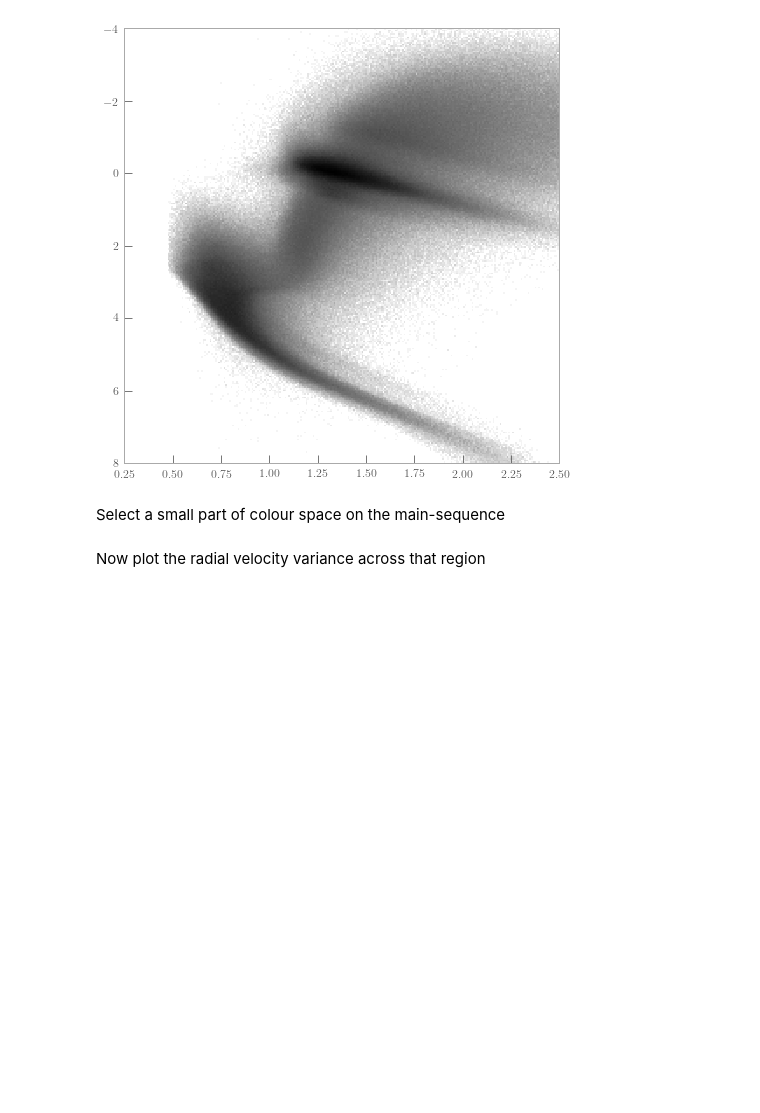
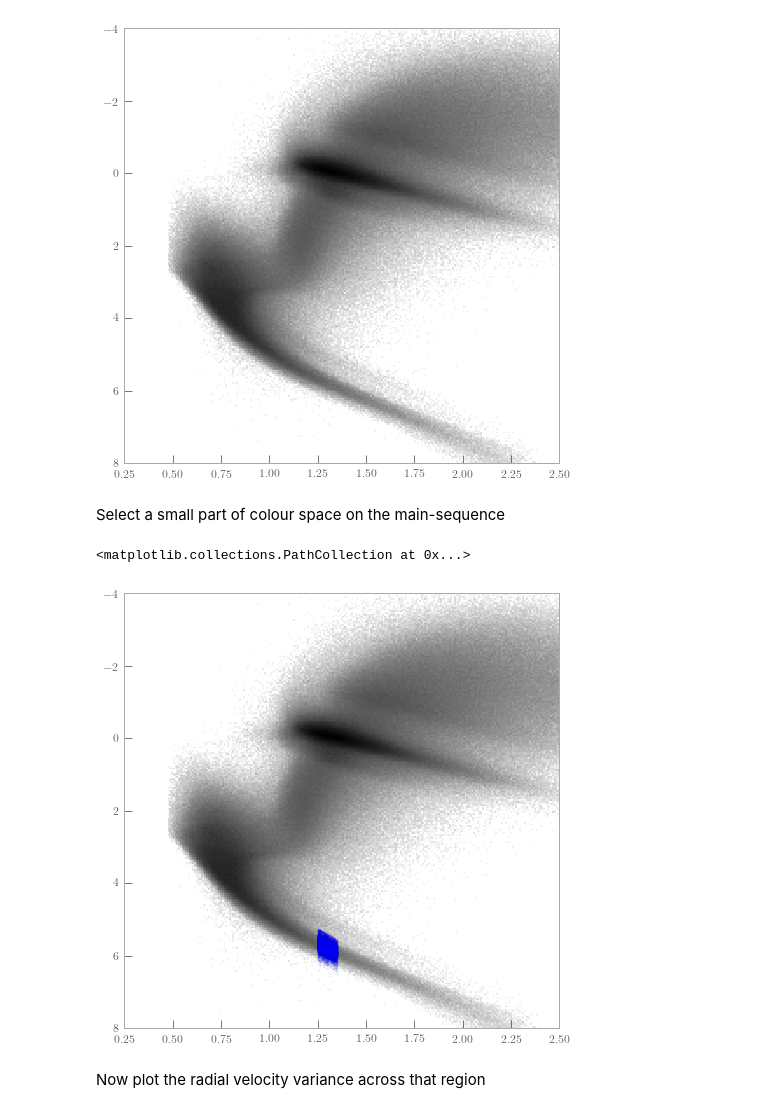
Before and after one commit to andycasey/velociraptor, a Jupyter notebook: notebooks/rv-variance-across-ms.ipynb, the cells around one changed output. Saved outputs shown, nothing was run; the diff lists cells and outputs as text; code cells hidden in the pictures; blank space fills up the shorter version.

```diff
--- a/notebooks/rv-variance-across-ms.ipynb
+++ b/notebooks/rv-variance-across-ms.ipynb
@@ -84,22 +85,24 @@ Select a small part of colour space on the main-sequence
 # %%
 x = data["bp_rp"]
 y = data["absolute_rp_mag"]
 
-xleft, xright = (, 0.9)
+xleft, xright = (1.25, 1.35)
 
 m, b = (-3, 0.0)
 ms_subset = subset \
           * (x >= xleft) \
           * (x < xright) \
           * ((y + m * x + b) > 1.5) \
-          * (data["absolute_rp_flux"] > 5e7)
-#          * ((y + m * x + b) < 6.0)
+          * ((y + m * x + b) < 2.5)
 
 fig, ax = plt.subplots(figsize=(8, 8))
 image = ax.imshow(H.T, norm=LogNorm(), **kwds)
 ax.scatter(data["bp_rp"][ms_subset],
            data["absolute_rp_mag"][ms_subset],
            c="b", alpha=0.05, s=1, zorder=100)
+# %% [output]
+<matplotlib.collections.PathCollection at 0x...>
+[figure, added]
 # %% [markdown]
 Now plot the radial velocity variance across that region
 # %%
```
Also changed, not shown: parts of 9 cells of this notebook, 10 other files.
